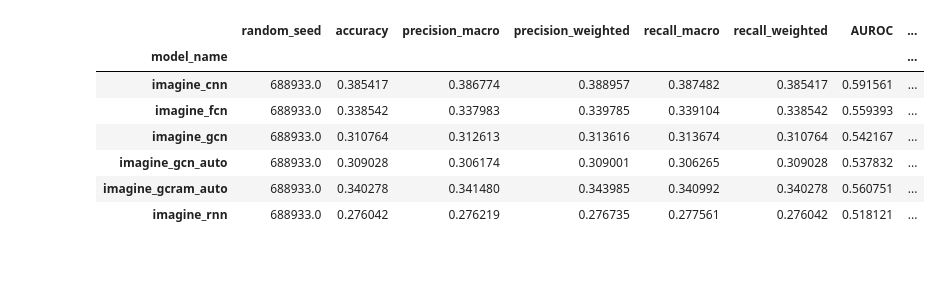
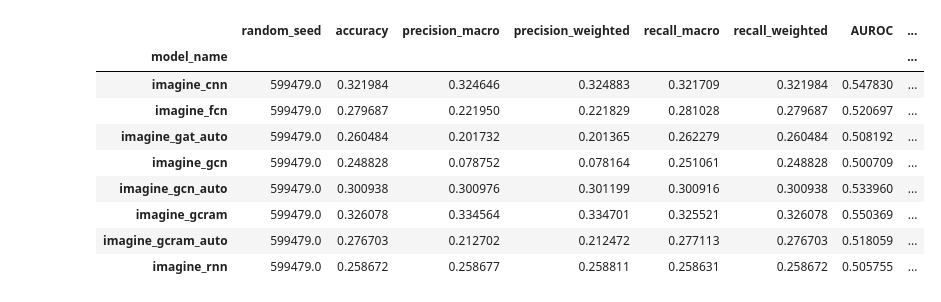
Before and after one commit to amar-enkhbat/thesis-2022, a Jupyter notebook: eval.ipynb, the cells around one changed output. Cells and saved outputs as stored; diff of their text form; code cells hidden in the pictures; blank space fills up the shorter version.

```diff
--- a/eval.ipynb
+++ b/eval.ipynb
@@ -7,14 +7,16 @@ import json
 import pandas as pd
 from main import show_metrics
 # %%
-final_results = pd.read_csv('output/lr-0.0001/results.csv')
+final_results = pd.read_csv('../output_400_105_subjects_with_gcram/results.csv')
 final_results.groupby(['model_name']).mean()
 # %% [output]
 |  | random_seed | accuracy | precision_macro | precision_weighted | recall_macro | recall_weighted | AUROC | ... |
 | model_name |  |  |  |  |  |  |  | ... |
-| imagine_cnn | 688933.0 | 0.385417 | 0.386774 | 0.388957 | 0.387482 | 0.385417 | 0.591561 | ... |
-| imagine_fcn | 688933.0 | 0.338542 | 0.337983 | 0.339785 | 0.339104 | 0.338542 | 0.559393 | ... |
-| imagine_gcn | 688933.0 | 0.310764 | 0.312613 | 0.313616 | 0.313674 | 0.310764 | 0.542167 | ... |
-| imagine_gcn_auto | 688933.0 | 0.309028 | 0.306174 | 0.309001 | 0.306265 | 0.309028 | 0.537832 | ... |
-| imagine_gcram_auto | 688933.0 | 0.340278 | 0.341480 | 0.343985 | 0.340992 | 0.340278 | 0.560751 | ... |
-| imagine_rnn | 688933.0 | 0.276042 | 0.276219 | 0.276735 | 0.277561 | 0.276042 | 0.518121 | ... |
+| imagine_cnn | 599479.0 | 0.321984 | 0.324646 | 0.324883 | 0.321709 | 0.321984 | 0.547830 | ... |
+| imagine_fcn | 599479.0 | 0.279687 | 0.221950 | 0.221829 | 0.281028 | 0.279687 | 0.520697 | ... |
+| imagine_gat_auto | 599479.0 | 0.260484 | 0.201732 | 0.201365 | 0.262279 | 0.260484 | 0.508192 | ... |
+| imagine_gcn | 599479.0 | 0.248828 | 0.078752 | 0.078164 | 0.251061 | 0.248828 | 0.500709 | ... |
+| imagine_gcn_auto | 599479.0 | 0.300938 | 0.300976 | 0.301199 | 0.300916 | 0.300938 | 0.533960 | ... |
+| imagine_gcram | 599479.0 | 0.326078 | 0.334564 | 0.334701 | 0.325521 | 0.326078 | 0.550369 | ... |
+| imagine_gcram_auto | 599479.0 | 0.276703 | 0.212702 | 0.212472 | 0.277113 | 0.276703 | 0.518059 | ... |
+| imagine_rnn | 599479.0 | 0.258672 | 0.258677 | 0.258811 | 0.258631 | 0.258672 | 0.505755 | ... |
```
Also changed, not shown: parts of 3 cells of this notebook, 4 other files.
